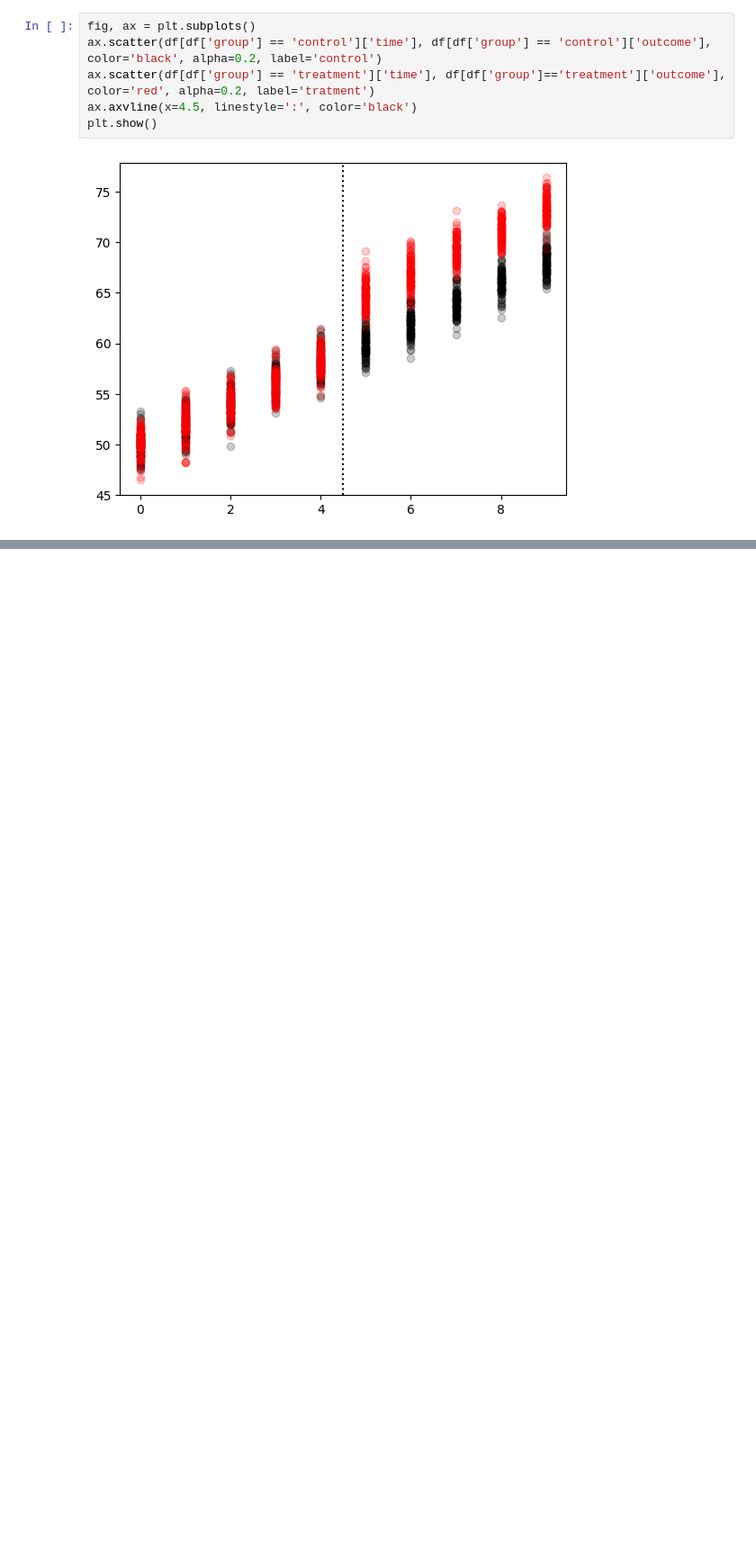
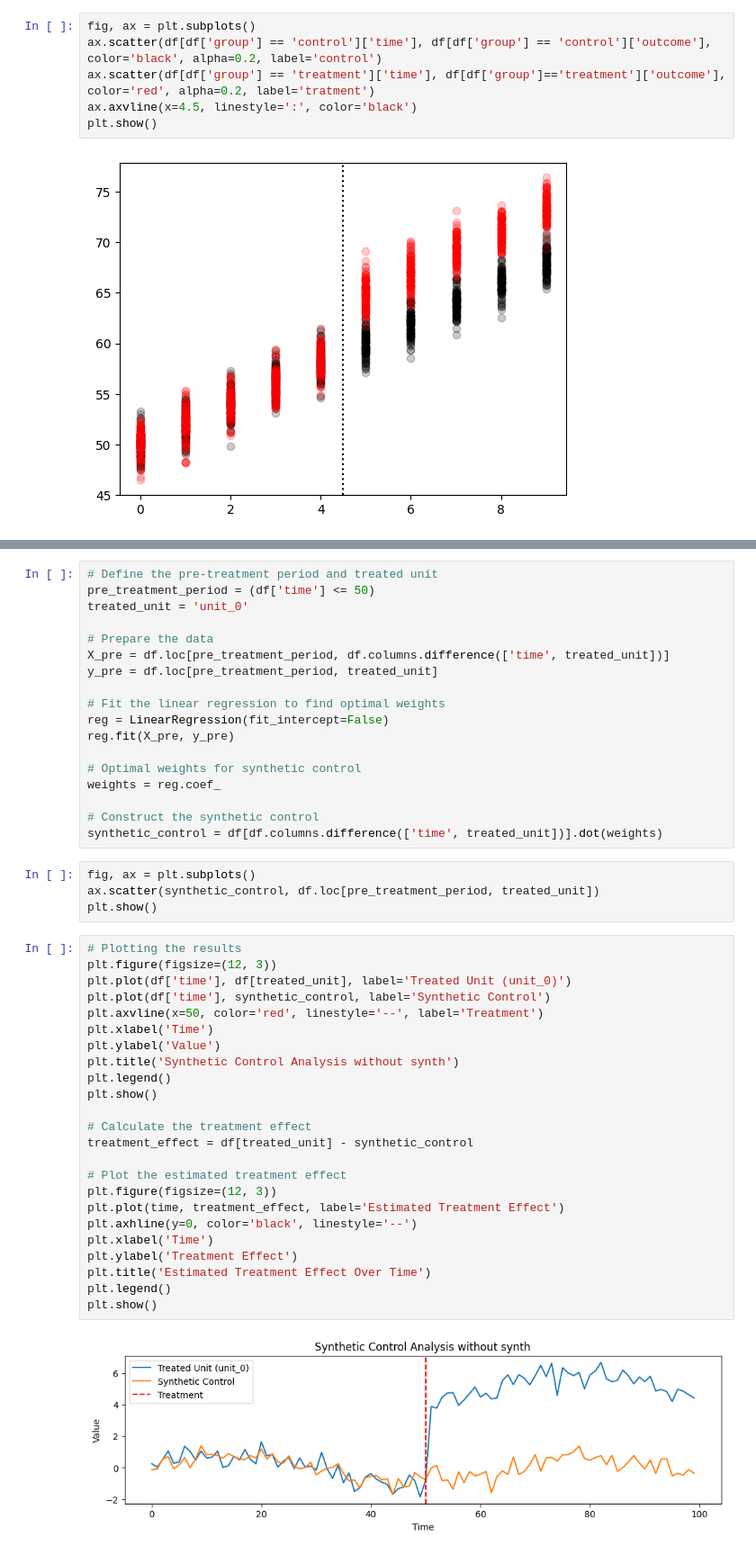
Before and after one commit to robetatis/expstudynotes, a Jupyter notebook: did.ipynb, the cells around one changed output, grey strips where cells are left out. Shown at 90% size. Cells and saved outputs as stored; diff of their text form; blank space fills up the shorter version.

```diff
--- a/did.ipynb
+++ b/did.ipynb
@@ -171,0 +216,48 @@ Notes:
+# %%
+# Define the pre-treatment period and treated unit
+pre_treatment_period = (df['time'] <= 50)
+treated_unit = 'unit_0'
+
+# Prepare the data
+X_pre = df.loc[pre_treatment_period, df.columns.difference(['time', treated_unit])]
+y_pre = df.loc[pre_treatment_period, treated_unit]
+
+# Fit the linear regression to find optimal weights
+reg = LinearRegression(fit_intercept=False)
+reg.fit(X_pre, y_pre)
+
+# Optimal weights for synthetic control
+weights = reg.coef_
+
+# Construct the synthetic control
+synthetic_control = df[df.columns.difference(['time', treated_unit])].dot(weights)
+# %%
+fig, ax = plt.subplots()
+ax.scatter(synthetic_control, df.loc[pre_treatment_period, treated_unit])
+plt.show()
+# %%
+# Plotting the results
+plt.figure(figsize=(12, 3))
+plt.plot(df['time'], df[treated_unit], label='Treated Unit (unit_0)')
+plt.plot(df['time'], synthetic_control, label='Synthetic Control')
+plt.axvline(x=50, color='red', linestyle='--', label='Treatment')
+plt.xlabel('Time')
+plt.ylabel('Value')
+plt.title('Synthetic Control Analysis without synth')
+plt.legend()
+plt.show()
+
+# Calculate the treatment effect
+treatment_effect = df[treated_unit] - synthetic_control
+
+# Plot the estimated treatment effect
+plt.figure(figsize=(12, 3))
+plt.plot(time, treatment_effect, label='Estimated Treatment Effect')
+plt.axhline(y=0, color='black', linestyle='--')
+plt.xlabel('Time')
+plt.ylabel('Treatment Effect')
+plt.title('Estimated Treatment Effect Over Time')
+plt.legend()
+plt.show()
+# %% [output]
+[figure, added]
```
Also changed, not shown: parts of 7 cells of this notebook.
